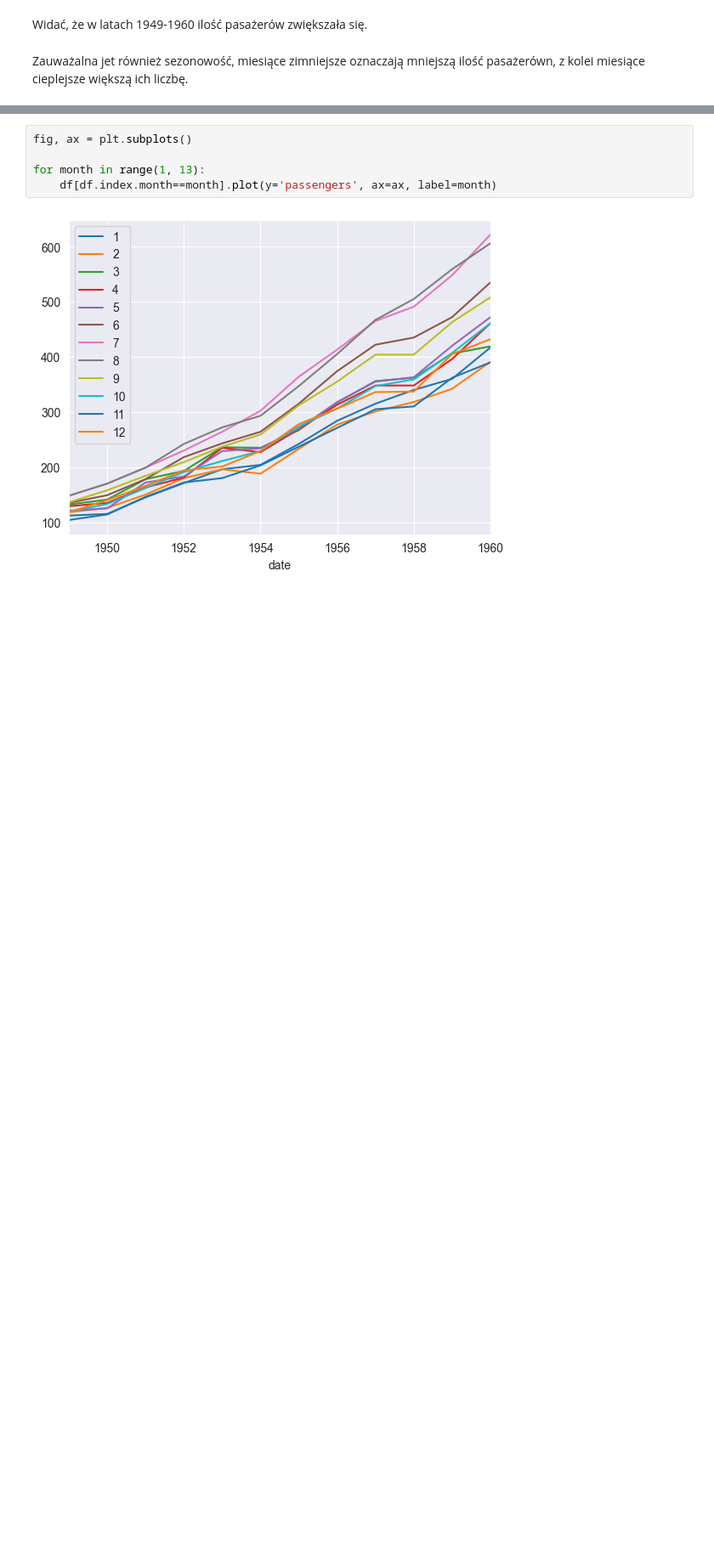
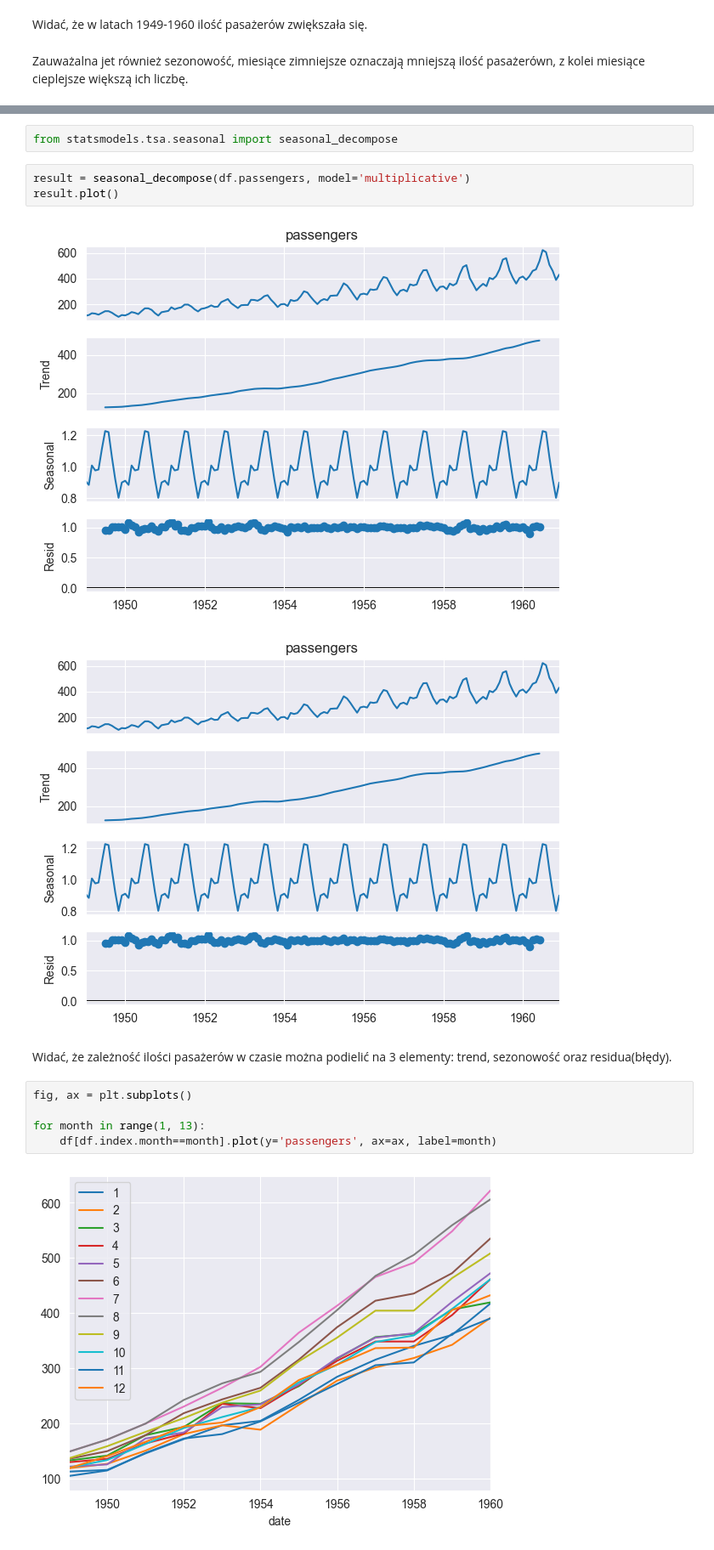
Before and after one commit to Urgith/data_science, a Jupyter notebook: seaborn_datasets/done/05_flights.ipynb, the cells around one changed output, grey strips where cells are left out. Shown at 85% size. Saved outputs shown, nothing was run; the diff lists cells and outputs as text; blank space fills up the shorter version.

```diff
--- a/seaborn_datasets/done/05_flights.ipynb
+++ b/seaborn_datasets/done/05_flights.ipynb
@@ -71,3 +80,13 @@ Zauważalna jet również sezonowość, miesiące zimniejsze oznaczają mniejsz
+# %%
+from statsmodels.tsa.seasonal import seasonal_decompose
+# %%
+result = seasonal_decompose(df.passengers, model='multiplicative')
+result.plot()
+# %% [output]
+[figure, added]
+[figure, added]
+# %% [markdown]
+Widać, że zależność ilości pasażerów w czasie można podielić na 3 elementy: trend, sezonowość oraz residua(błędy).
 # %%
 fig, ax = plt.subplots()
 
```
Also changed, not shown: parts of 3 cells of this notebook, 15 other files.
